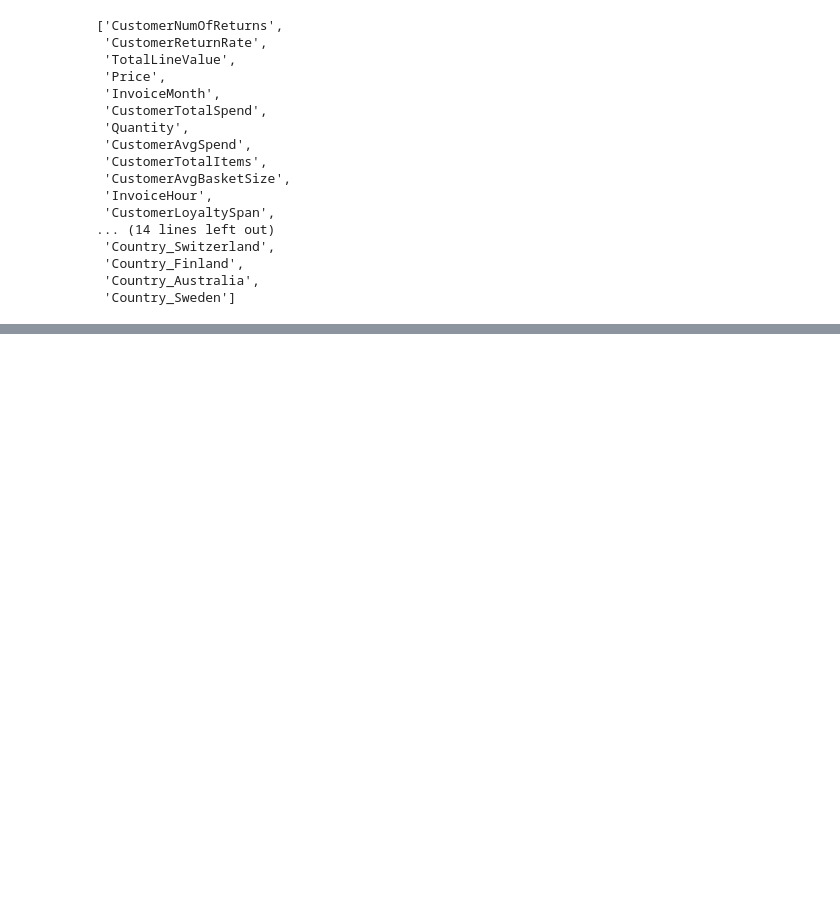
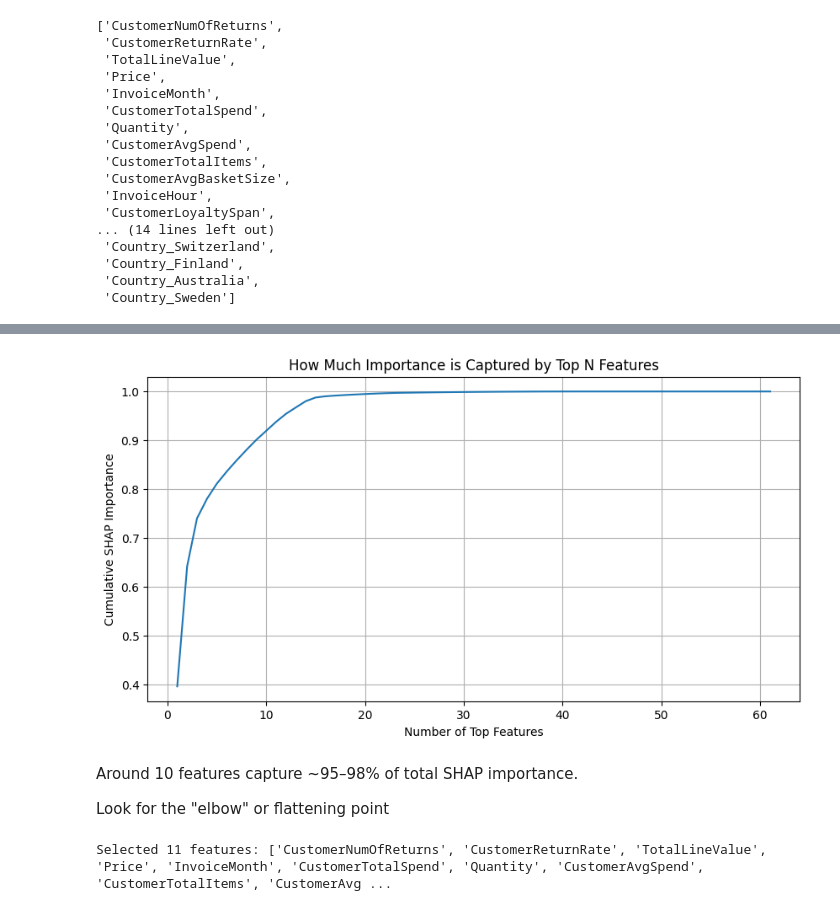
Before and after one commit to vivian-xia/Online_Retail_Customer_Returns, a Jupyter notebook: online_retail_return.ipynb, the cells around one changed output, grey strips where cells are left out. Cells and saved outputs as stored; diff of their text form; code cells hidden in the pictures; blank space fills up the shorter version.

```diff
--- a/online_retail_return.ipynb
+++ b/online_retail_return.ipynb
@@ -348,0 +351,26 @@ Parameters: { "use_label_encoder" } are not used.
+# %%
+# Cumulative importance
+cumulative = shap_importance.cumsum() / shap_importance.sum()
+
+plt.figure(figsize=(10, 5))
+plt.plot(range(1, len(cumulative)+1), cumulative.values)
+plt.xlabel("Number of Top Features")
+plt.ylabel("Cumulative SHAP Importance")
+plt.title("How Much Importance is Captured by Top N Features")
+plt.grid()
+plt.show()
+# %% [output]
+[figure, added]
+# %% [markdown]
+Around 10 features capture ~95–98% of total SHAP importance.
+
+Look for the "elbow" or flattening point
+# %%
+# Select features capturing 95% of SHAP importance
+cumulative = shap_importance.cumsum() / shap_importance.sum()
+selected_features = cumulative[cumulative <= 0.95].index.tolist()
+
+# Check how many you kept
+print(f"Selected {len(selected_features)} features:", selected_features)
+# %% [output]
+Selected 11 features: ['CustomerNumOfReturns', 'CustomerReturnRate', 'TotalLineValue', 'Price', 'InvoiceMonth', 'CustomerTotalSpend', 'Quantity', 'CustomerAvgSpend', 'CustomerTotalItems', 'CustomerAvg ...
```
Also changed, not shown: parts of 11 cells of this notebook, 1 other file.
